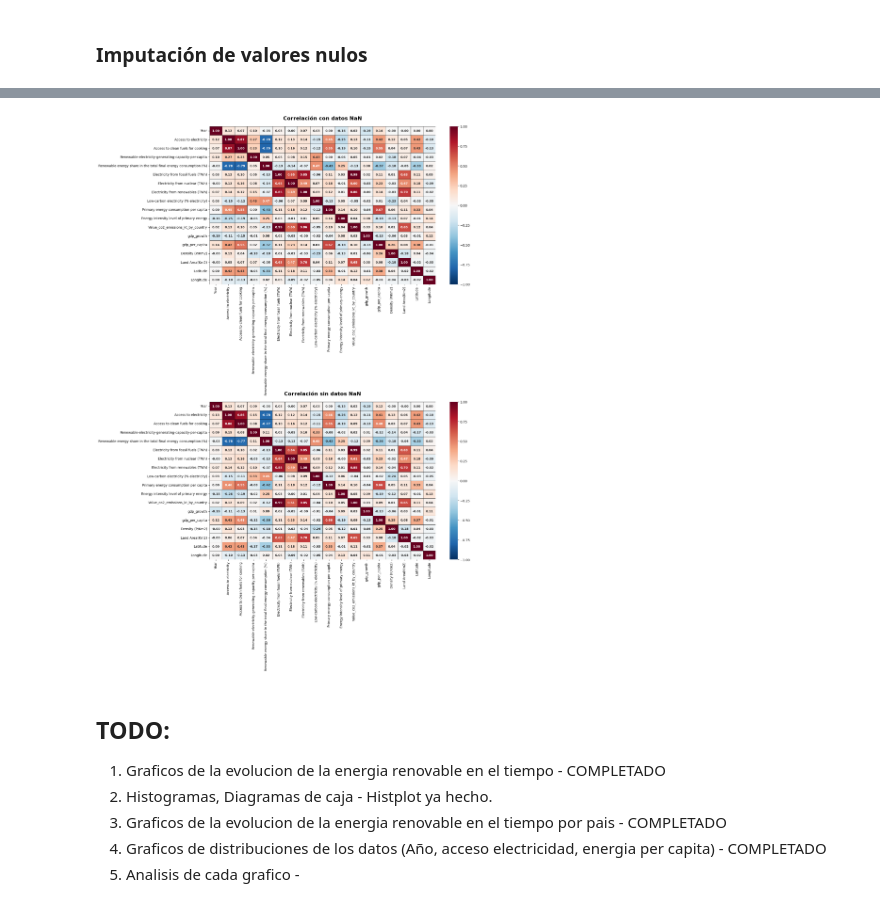
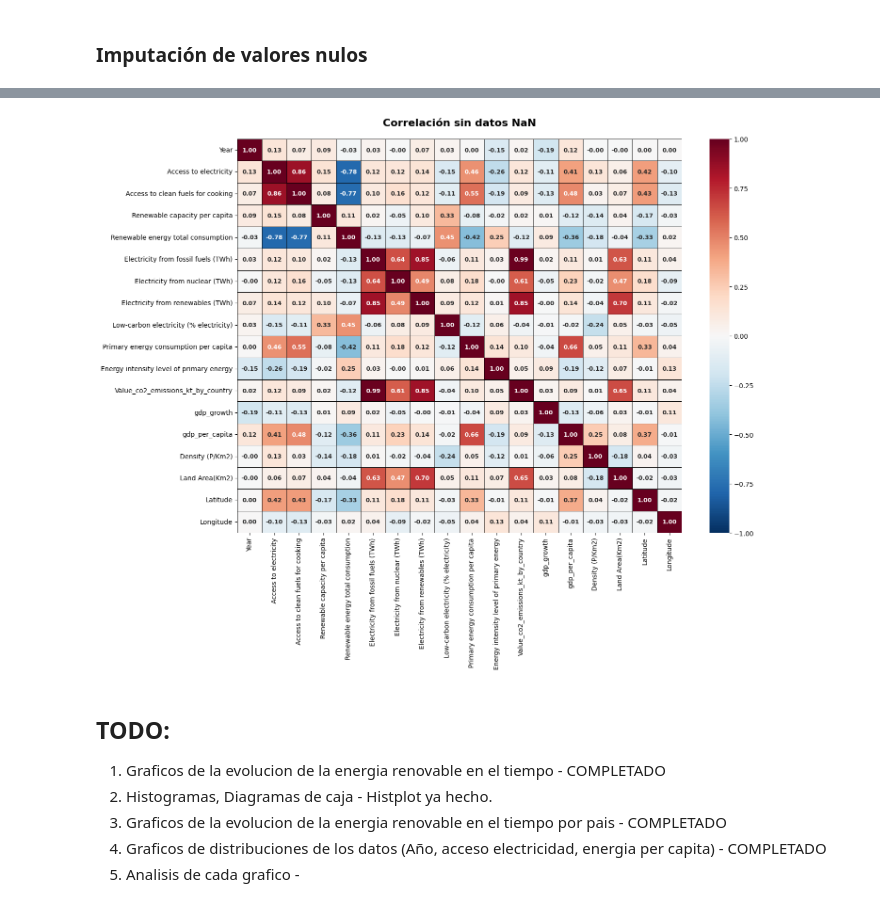
Before and after one commit to juanejd/prediction-model-renewable-energy, a Jupyter notebook: ADA_ML_LR.ipynb, the cells around one changed output, grey strips where cells are left out. Cells and saved outputs as stored; diff of their text form; code cells hidden in the pictures.

```diff
--- a/ADA_ML_LR.ipynb
+++ b/ADA_ML_LR.ipynb
@@ -164,12 +164,14 @@ df_2 = df_2.drop(
 df_2 = df_2.rename(
     columns={
         "Density\\n(P/Km2)": "Density (P/Km2)",
+        "Renewable-electricity-generating-capacity-per-capita": "Renewable capacity per capita",
         "Access to electricity (% of population)": "Access to electricity",
         "Access to clean fuels for cooking (% of population)": "Access to clean fuels for cooking",
         "Primary energy consumption per capita (kWh/person)": "Primary energy consumption per capita",
         "Energy intensity level of primary energy (MJ/$2017 PPP GDP)": "Energy intensity level of primary energy",
         "GDP growth (annual %)": "GDP growth",
         "Value_co2_emissions (metric tons per capita)": "Value_co2_emissions",
+        "Renewable energy share in the total final energy consumption (%)": "Renewable energy total consumption",
     }
 )
 # %%
@@ -274,11 +276,11 @@ zero_columns = [
     "Electricity from fossil fuels (TWh)",
     "Electricity from nuclear (TWh)",
     "Electricity from renewables (TWh)",
-    "Renewable energy share in the total final energy consumption (%)",
+    "Renewable energy total consumption",
     "Low-carbon electricity (% electricity)",
     "Renewables (% equivalent primary energy)",
     "Value_co2_emissions_kt_by_country",
-    "Renewable-electricity-generating-capacity-per-capita",
+    "Renewable capacity per capita",
 ]
 
 # Filtramos los valores por paises, cada grupo sera un pais, luego hallamos la media
@@ -327,44 +329,25 @@ df_filled = df_filled[df_2.columns]
 # %%
 # Hallamos la matriz de correlacion con los nuevos datos y hacemos una comparacion de las 2 correlaciones
 matrix_correlation_2 = df_filled.corr(numeric_only=True)
-figure, axis = plt.subplots(2, 1, figsize=(17, 25))
-
-sns.heatmap(
-    matrix_correlation,
-    annot=True,
-    cmap="RdBu_r",
-    fmt=".2f",
-    linewidths=0.5,
-    linecolor="black",
-    ax=axis[0],
-    center=0,
-    vmin=-1,
-    vmax=1,
-    annot_kws={"size": 9, "weight": "bold"},
-)
-axis[0].set_title("Correlación con datos NaN", fontsize=16, fontweight="bold", pad=20)
-
-
+plt.figure(figsize=(15, 12), dpi=100)
+plt.title("Correlación sin datos NaN", fontsize=16, fontweight="bold", pad=20)
 sns.heatmap(
     matrix_correlation_2,
     annot=True,
     cmap="RdBu_r",
     fmt=".2f",
     linewidths=0.5,
     linecolor="black",
-    ax=axis[1],
     center=0,
     vmin=-1,
     vmax=1,
     annot_kws={"size": 9, "weight": "bold"},
 )
-axis[1].set_title("Correlación sin datos NaN", fontsize=16, fontweight="bold", pad=20)
 
 plt.tight_layout()
-plt.subplots_adjust(wspace=0.3, top=0.93)
 plt.show()
 # %% [output]
-[figure, old version]
+[figure, new version]
 # %% [markdown]
 ## TODO:
 
```
Also changed, not shown: parts of 21 cells of this notebook.
